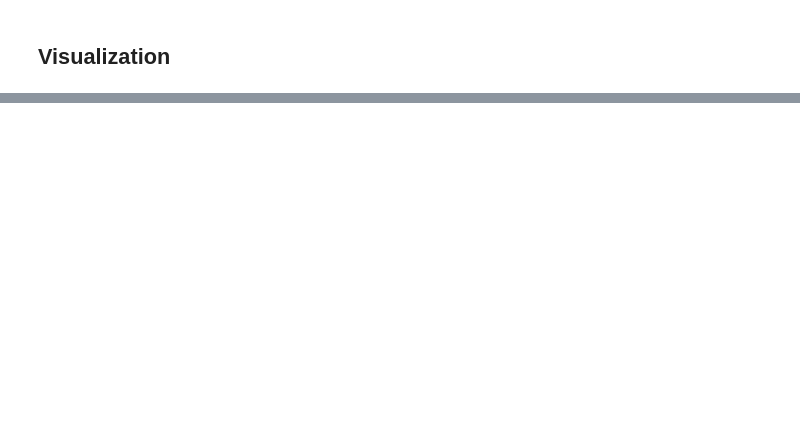
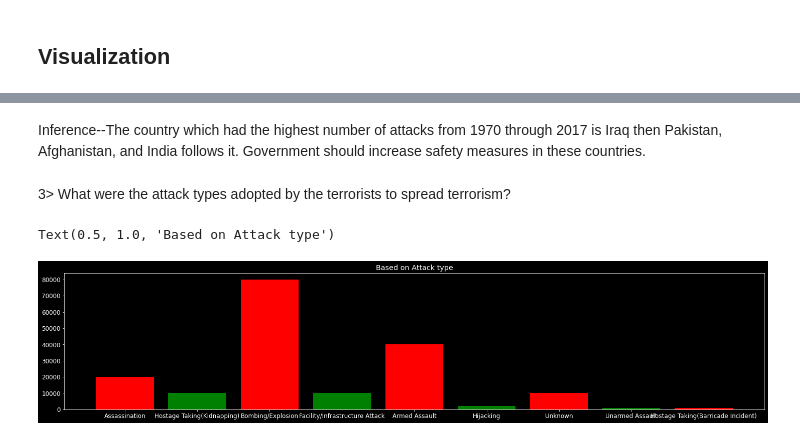
Before and after one commit to Nikkiie/Eda---Global-terrorism, a Jupyter notebook: Global_Terrorism_Analysis_Capstone_Project.ipynb, the cells around one changed output, grey strips where cells are left out. Cells and saved outputs as stored; diff of their text form; code cells hidden in the pictures; blank space fills up the shorter version.

```diff
--- a/Global_Terrorism_Analysis_Capstone_Project.ipynb
+++ b/Global_Terrorism_Analysis_Capstone_Project.ipynb
@@ -350,0 +400,16 @@ sns.countplot(x=terrorism_df.Region);
+# %% [markdown]
+Inference--The country which had the highest number of attacks from 1970 through 2017 is Iraq then Pakistan, Afghanistan, and India follows it. Government should increase safety measures in these countries.
+# %% [markdown]
+3> What were the attack types adopted by the terrorists to spread terrorism?
+# %%
+plt.figure(figsize=(25,5));
+plt.rcParams.update({'font.size':12});
+x= ['Assassination', 'Hostage Taking(Kidnapping)', 'Bombing/Explosion', 'Facility/Infrastructure Attack', 'Armed Assault', 'Hijacking', 'Unknown', 'Unarmed Assault', 'Hostage Taking(Barricade Incident)']
+h = [20000, 10000, 80000, 10000, 40000, 2000, 10000, 1000, 1000]
+c = ['Red', 'Green', 'Red', 'Green','Red', 'Green', 'Red', 'Green', 'Red']
+plt.bar(x, height = h, color = c)
+plt.xticks(rotation = 0)
+plt.title('Based on Attack type')
+# %% [output]
+Text(0.5, 1.0, 'Based on Attack type')
+[figure, added]
```
Also changed, not shown: parts of 45 cells of this notebook.
